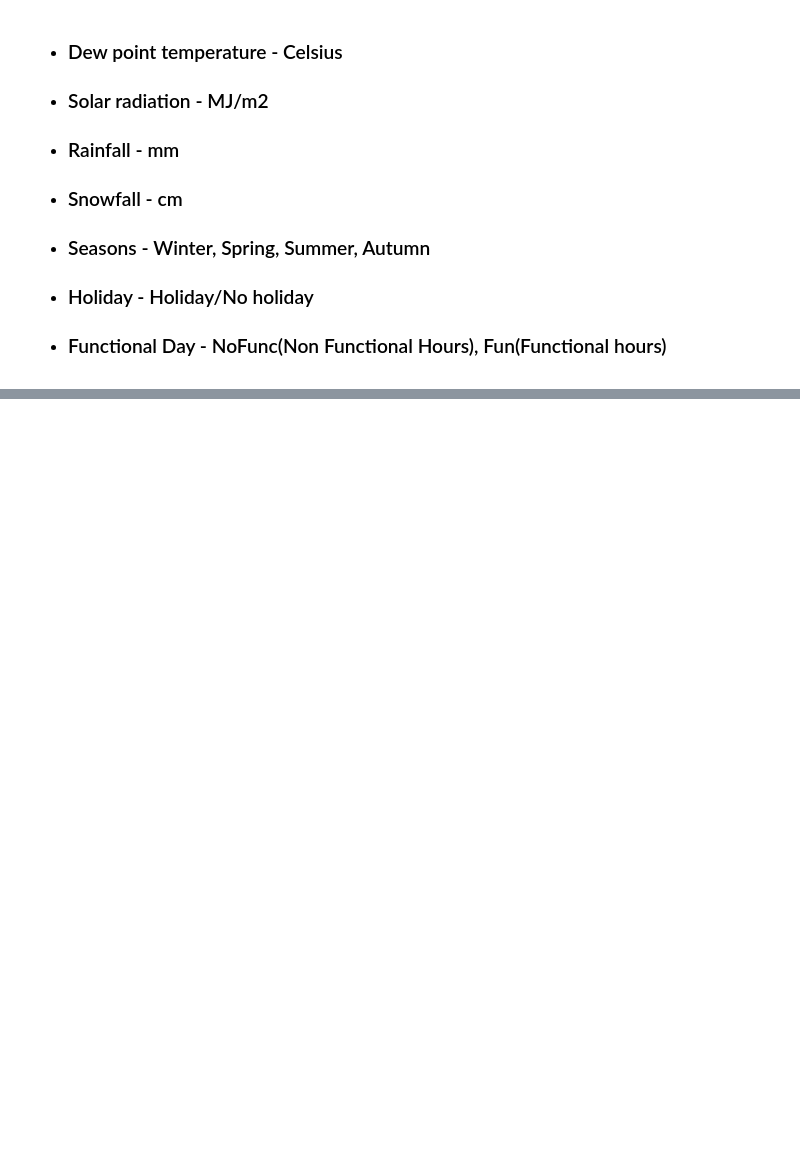
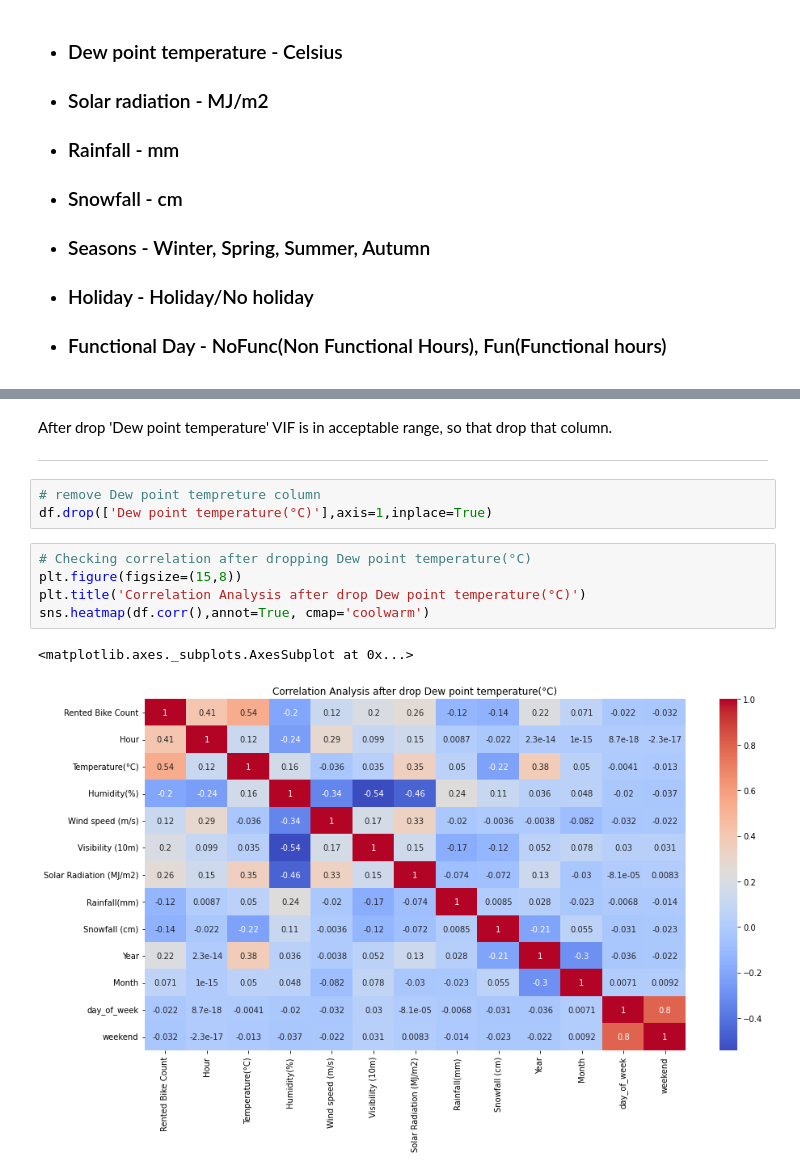
Before and after one commit to NavedMansuri/Bike-Sharing-Demand-Prediction, a Jupyter notebook: Bike_Sharing_Demand_Prediction_Capstone_Project.ipynb, the cells around one changed output, grey strips where cells are left out. Saved outputs shown, nothing was run; the diff lists cells and outputs as text; blank space fills up the shorter version.

```diff
--- a/Bike_Sharing_Demand_Prediction_Capstone_Project.ipynb
+++ b/Bike_Sharing_Demand_Prediction_Capstone_Project.ipynb
@@ -30,0 +319,15 @@
+# %% [markdown]
+After drop 'Dew point temperature' VIF is in acceptable range, so that drop that column.
+
+---
+# %%
+# remove Dew point tempreture column
+df.drop(['Dew point temperature(°C)'],axis=1,inplace=True)
+# %%
+# Checking correlation after dropping Dew point temperature(°C)
+plt.figure(figsize=(15,8))
+plt.title('Correlation Analysis after drop Dew point temperature(°C)')
+sns.heatmap(df.corr(),annot=True, cmap='coolwarm')
+# %% [output]
+<matplotlib.axes._subplots.AxesSubplot at 0x...>
+[figure, added]
```
Also changed, not shown: parts of 106 cells of this notebook.
